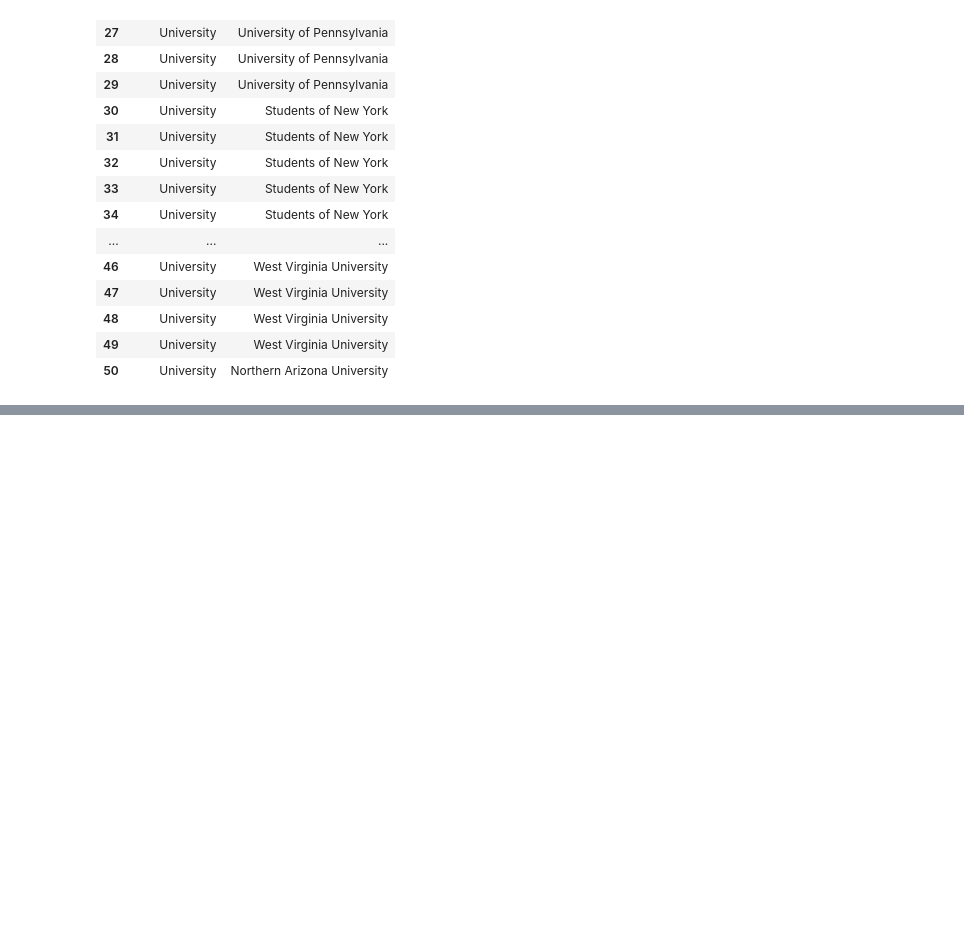
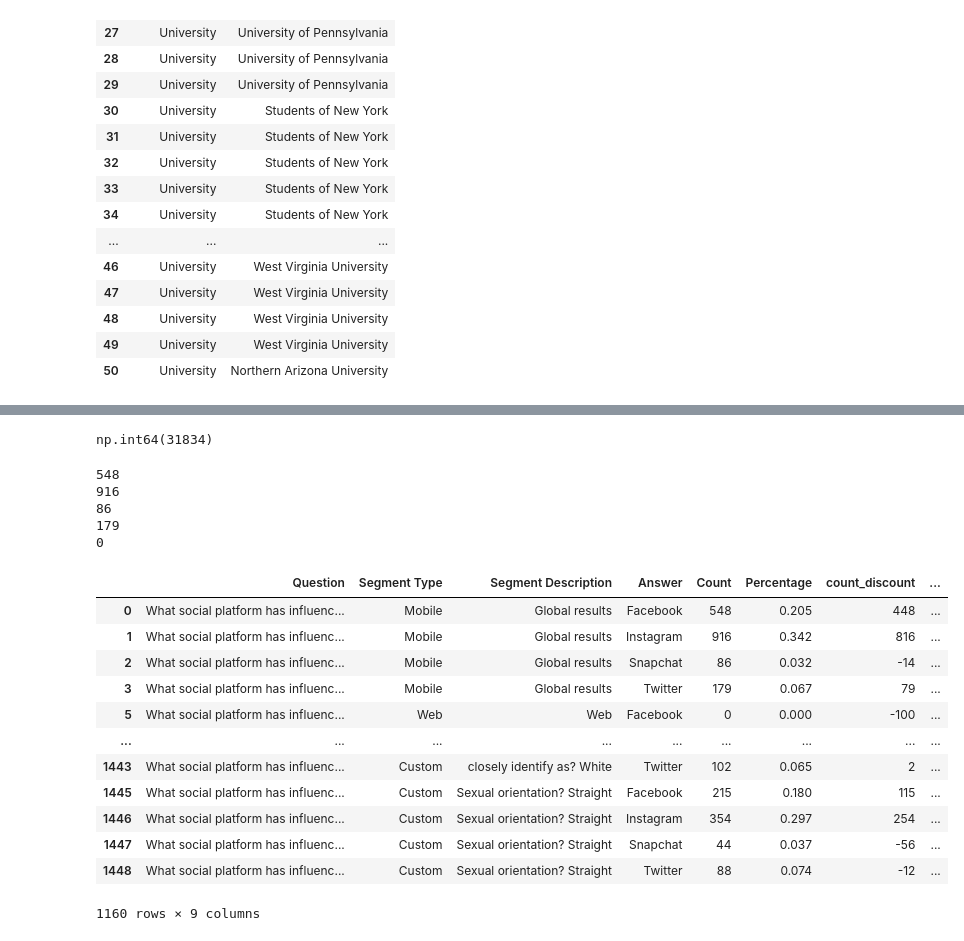
Before and after one commit to Emmanuella-bit/Test-repository, a Jupyter notebook: Dataanalysis.ipynb, the cells around one changed output, grey strips where cells are left out. Cells and saved outputs as stored; diff of their text form; code cells hidden in the pictures; blank space fills up the shorter version.

```diff
--- a/Dataanalysis.ipynb
+++ b/Dataanalysis.ipynb
@@ -294,0 +610,6 @@ data.iloc[25:51, 1:3]
+# %%
+# when to save the orignal copy from the edited data
+data_used = data.copy()
+# %%
+#combine both columns
+data_used["segment_and_answer"] = data_used["Segment Type"]
@@ -294,0 +657,31 @@ data.iloc[25:51, 1:3]
+# %%
+data_used["Count"].sum()
+# %% [output]
+np.int64(31834)
+# %%
+for rowindex, col in data_used.iterrows():
+    print(col["Count"])
+    if rowindex == 5:
+        break
+# %% [output]
+548
+916
+86
+179
+0
+# %%
+data_used
+# %% [output]
+|  | Question | Segment Type | Segment Description | Answer | Count | Percentage | count_discount | ... |
+| 0 | What social platform has influenc... | Mobile | Global results | Facebook | 548 | 0.205 | 448 | ... |
+| 1 | What social platform has influenc... | Mobile | Global results | Instagram | 916 | 0.342 | 816 | ... |
+| 2 | What social platform has influenc... | Mobile | Global results | Snapchat | 86 | 0.032 | -14 | ... |
+| 3 | What social platform has influenc... | Mobile | Global results | Twitter | 179 | 0.067 | 79 | ... |
+| 5 | What social platform has influenc... | Web | Web | Facebook | 0 | 0.000 | -100 | ... |
+| ... | ... | ... | ... | ... | ... | ... | ... | ... |
+| 1443 | What social platform has influenc... | Custom | closely identify as? White | Twitter | 102 | 0.065 | 2 | ... |
+| 1445 | What social platform has influenc... | Custom | Sexual orientation? Straight | Facebook | 215 | 0.180 | 115 | ... |
+| 1446 | What social platform has influenc... | Custom | Sexual orientation? Straight | Instagram | 354 | 0.297 | 254 | ... |
+| 1447 | What social platform has influenc... | Custom | Sexual orientation? Straight | Snapchat | 44 | 0.037 | -56 | ... |
+| 1448 | What social platform has influenc... | Custom | Sexual orientation? Straight | Twitter | 88 | 0.074 | -12 | ... |
+1160 rows × 9 columns
```
Also changed, not shown: parts of 36 cells of this notebook, 2 other files.
